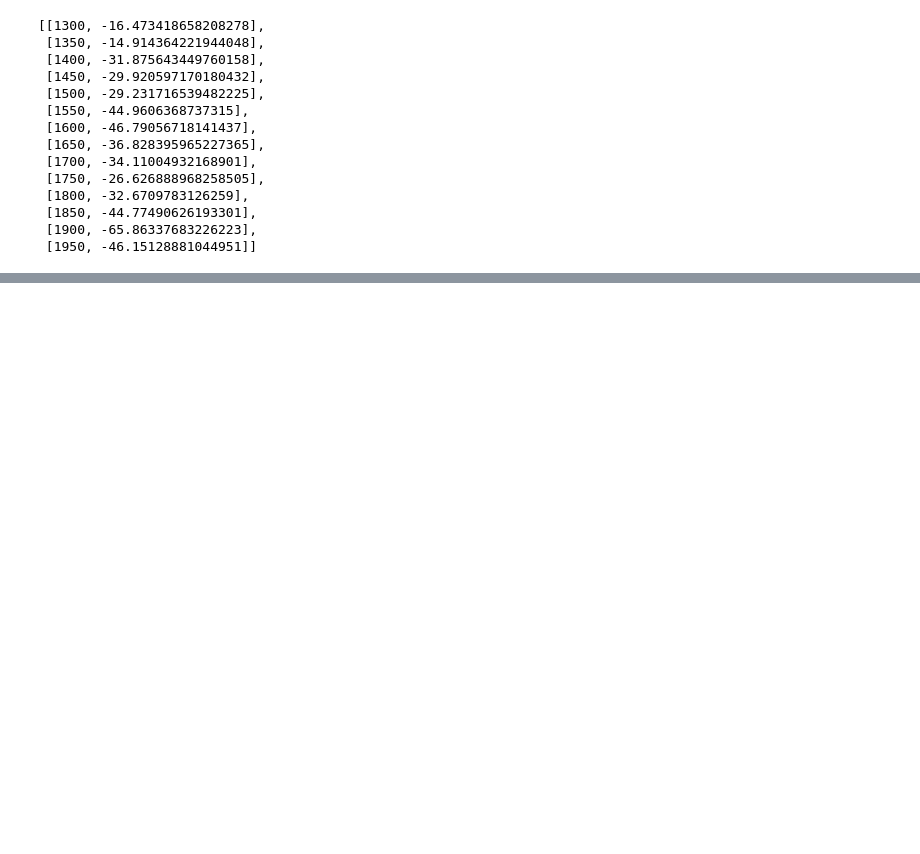
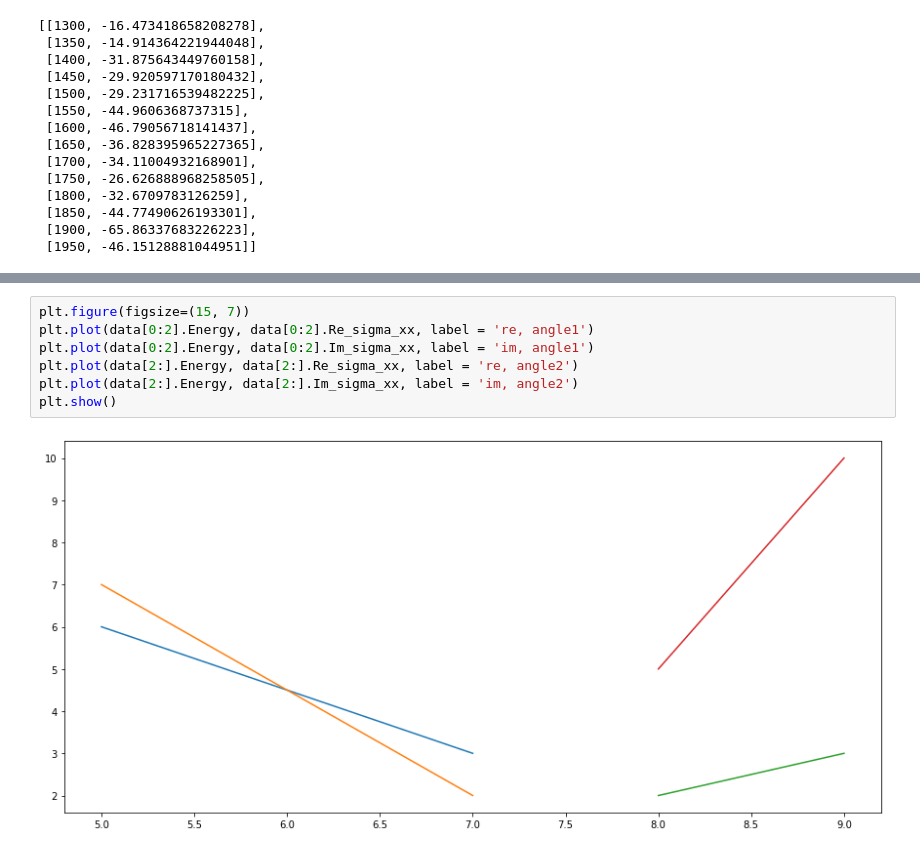
Before and after one commit to begichev/OpticalConstantsTBG, a Jupyter notebook: TbgSigma.ipynb, the cells around one changed output, grey strips where cells are left out. Cells and saved outputs as stored; diff of their text form; blank space fills up the shorter version.

```diff
--- a/TbgSigma.ipynb
+++ b/TbgSigma.ipynb
@@ -371,0 +556,9 @@ imag_conds
+# %%
+plt.figure(figsize=(15, 7))
+plt.plot(data[0:2].Energy, data[0:2].Re_sigma_xx, label = 're, angle1')
+plt.plot(data[0:2].Energy, data[0:2].Im_sigma_xx, label = 'im, angle1')
+plt.plot(data[2:].Energy, data[2:].Re_sigma_xx, label = 're, angle2')
+plt.plot(data[2:].Energy, data[2:].Im_sigma_xx, label = 'im, angle2')
+plt.show()
+# %% [output]
+[figure, added]
```
Also changed, not shown: parts of 26 cells of this notebook, 18 other files.
